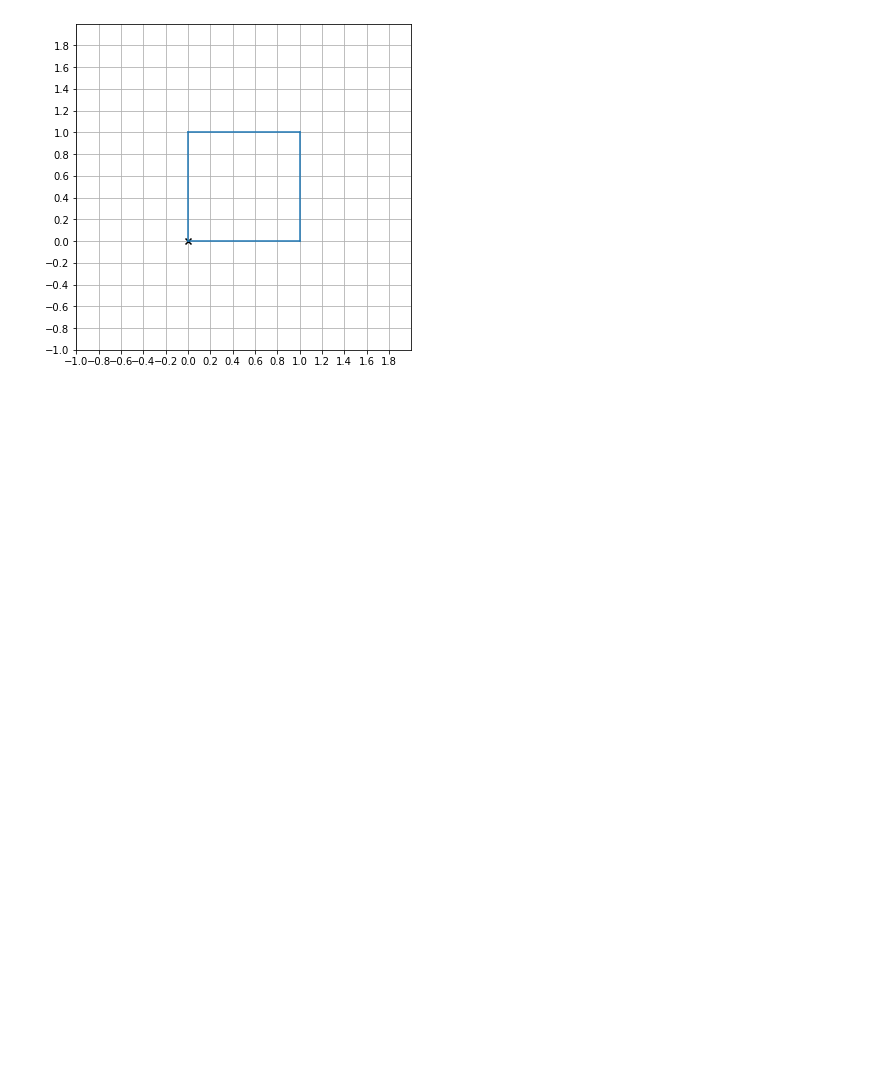
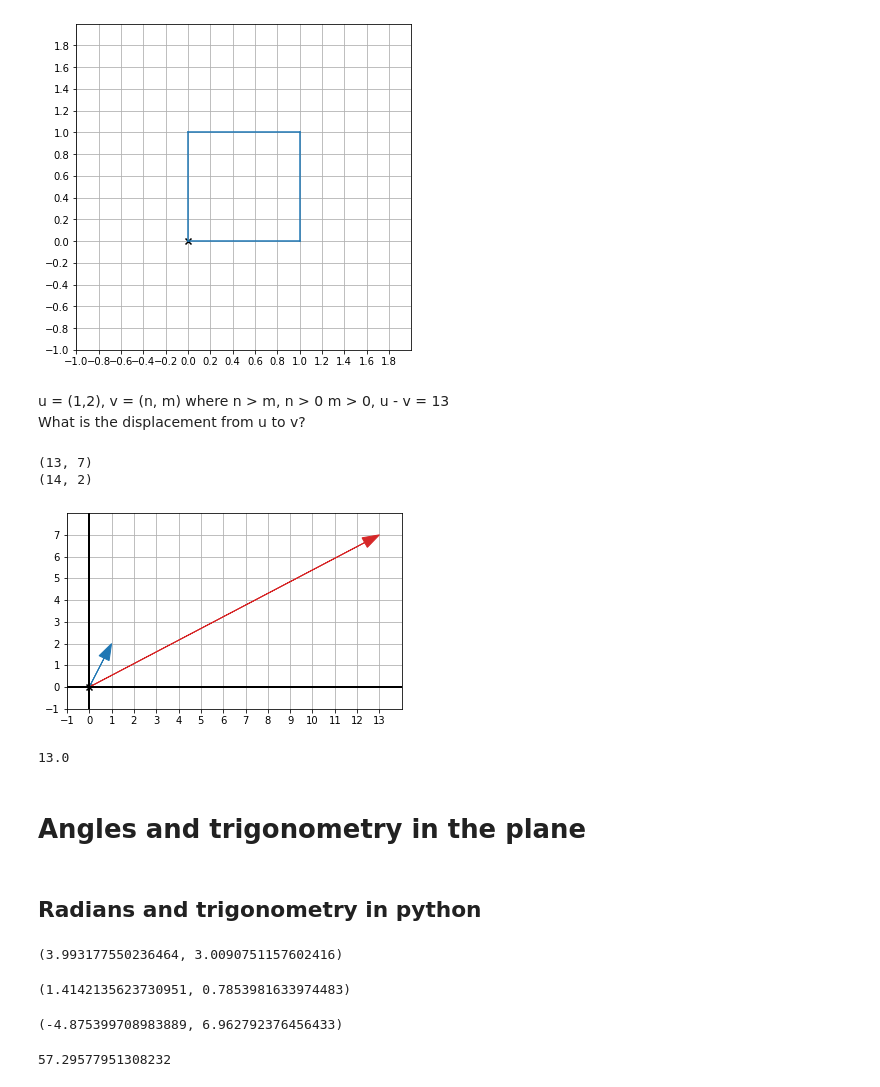
Before and after one commit to saradhimpardha/math_for_programmers, a Jupyter notebook: chapter_02/ch02_exercises.ipynb, the cells around one changed output. Drawn from its saved outputs; the diff is of its cells as text; code cells hidden in the pictures; blank space fills up the shorter version.

```diff
--- a/chapter_02/ch02_exercises.ipynb
+++ b/chapter_02/ch02_exercises.ipynb
@@ -237,3 +230,31 @@ square = [(1,0),(1,1),(0,1),(0,0)]
 draw(Polygon(*square), grid=(0.2,0.2), axes=None)
 # %% [output]
 [figure]
+# %% [markdown]
+u = (1,2), v = (n, m) where n > m, n > 0 m > 0, u - v = 13
+What is the displacement from u to v?
+# %%
+u = (1,2)
+
+for n in range(0,15):
+    for m in range(0, 16):
+        if  distance(u, (n,m)) == 13 and n > m > 0:
+            v = (n,m)
+            print(v)
+# %% [output]
+(13, 7)
+(14, 2)
+# %%
+draw(Arrow(u, color=blue),
+
+    Arrow((13,7), color=red))
+# %% [output]
+[figure, added]
+# %%
+distance((1,2), (13,7))
+# %% [output]
+13.0
+# %% [markdown]
+# Angles and trigonometry in the plane
+# %% [markdown]
+## Radians and trigonometry in python
@@ -239,0 +268,4 @@ draw(Polygon(*square), grid=(0.2,0.2), axes=None)
+# %%
+to_cartesian(5, 37*pi/180)
+# %% [output]
+(3.993177550236464, 3.0090751157602416)
@@ -239,0 +277,4 @@ draw(Polygon(*square), grid=(0.2,0.2), axes=None)
+# %%
+to_polar((1,1))
+# %% [output]
+(1.4142135623730951, 0.7853981633974483)
@@ -239,0 +284,10 @@ draw(Polygon(*square), grid=(0.2,0.2), axes=None)
+# %%
+u = (8.5, to_radians(125))
+
+to_cartesian(*u)
+# %% [output]
+(-4.875399708983889, 6.962792376456433)
+# %%
+180/pi
+# %% [output]
+57.29577951308232
```
Also changed, not shown: parts of 29 cells of this notebook.
